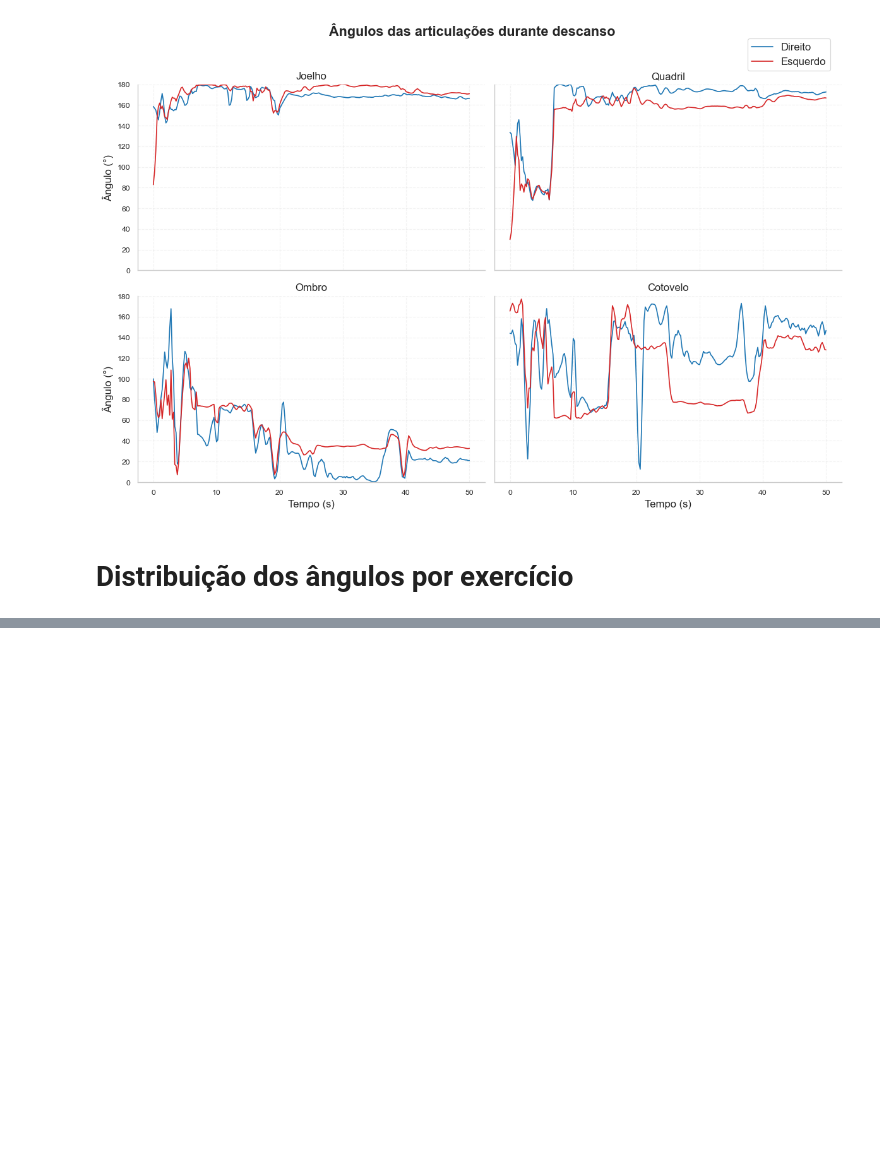
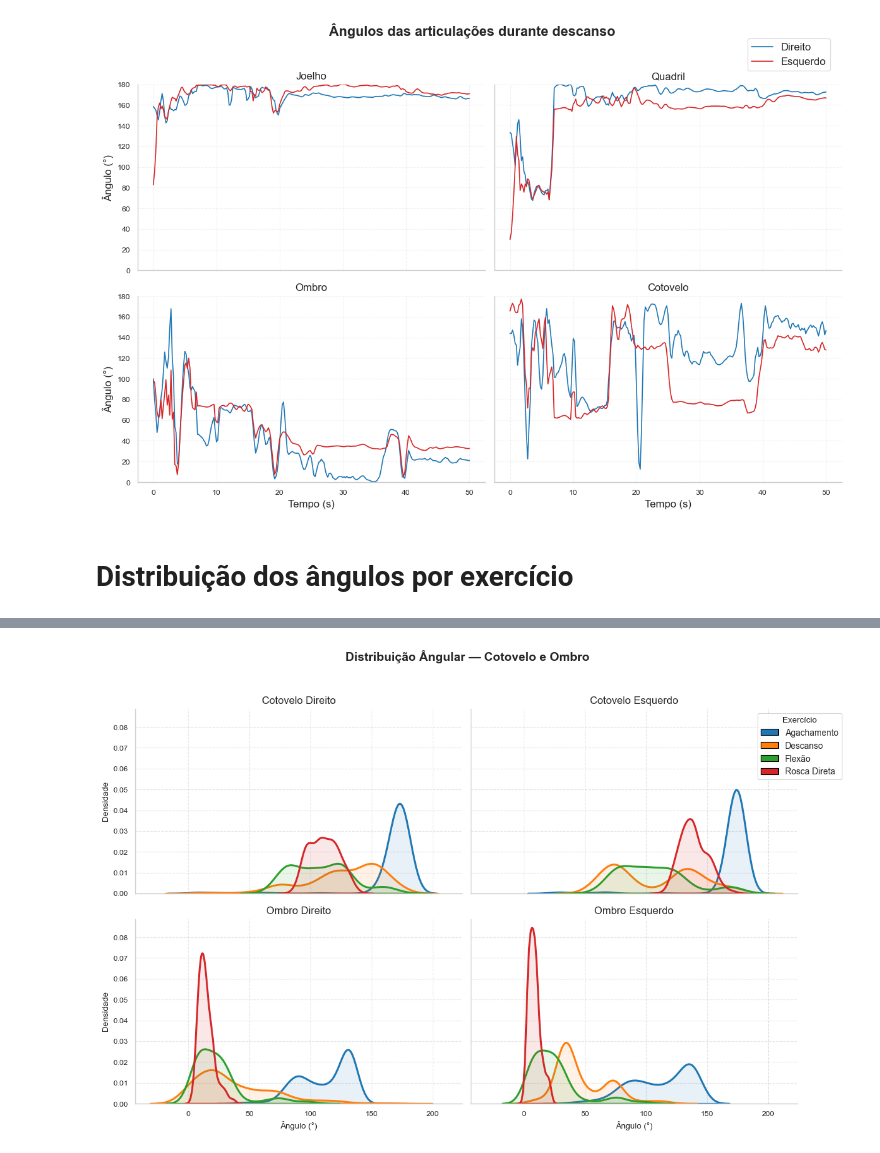
Before and after one commit to RafaelLuckner/RACE, a Jupyter notebook: 1-Análise_detalhada_landmarks.ipynb, the cells around one changed output, grey strips where cells are left out. Cells and saved outputs as stored; diff of their text form; code cells hidden in the pictures; blank space fills up the shorter version.

```diff
--- a/1-Análise_detalhada_landmarks.ipynb
+++ b/1-Análise_detalhada_landmarks.ipynb
@@ -272,0 +262,67 @@ plt.show()
+# %%
+from matplotlib.patches import Patch
+sns.set_theme(style="whitegrid", context="paper")
+
+fig, axes = plt.subplots(2, 2, figsize=(12, 8), sharex=True, sharey=True)
+axes = axes.flatten()
+
+exercicios = sorted(data['exercicio'].unique())
+palette = dict(zip(exercicios, sns.color_palette("tab10", len(exercicios))))
+
+angle_columns = [
+    'right_cotovelo', 'left_cotovelo',
+    'right_ombro', 'left_ombro'
+]
+
+columns_to_plot = [
+    'Cotovelo Direito', 'Cotovelo Esquerdo',
+    'Ombro Direito', 'Ombro Esquerdo'
+]
+
+for idx, col in enumerate(angle_columns):
+
+    for ex in exercicios:
+        subset = data[data['exercicio'] == ex][col].dropna()
+
+        sns.kdeplot(
+            subset,
+            ax=axes[idx],
+            label=ex if idx == 0 else None,
+            linewidth=2.2,   # mais grosso = mais visível
+            alpha=0.1,      # menos transparência
+            color=palette[ex],
+                fill=True,       # preenche a área sob a curva
+                common_norm=False
+        )
+
+    axes[idx].set_title(columns_to_plot[idx], fontsize=12)
+
+    if idx % 2 == 0:
+        axes[idx].set_ylabel('Densidade')
+    else:
+        axes[idx].set_ylabel('')
+
+    if idx >= 2:
+        axes[idx].set_xlabel('Ângulo (°)')
+    else:
+        axes[idx].set_xlabel('')
+
+    axes[idx].grid(True, alpha=0.5, linestyle='--')
+    sns.despine(ax=axes[idx])
+
+handles = [
+    Patch(facecolor=palette[ex], edgecolor='black', label=ex)
+    for ex in exercicios
+]
+
+axes[1].legend(handles=handles, title='Exercício', fontsize=10, loc='upper right',
+               bbox_to_anchor=(1.15, 1))
+
+
+plt.suptitle('Distribuição Ângular — Cotovelo e Ombro',
+             fontsize=14, fontweight='bold')
+
+plt.tight_layout(rect=[0, 0, 1, 0.95])
+plt.show()
+# %% [output]
+[figure, added]
```
Also changed, not shown: parts of 6 cells of this notebook.
